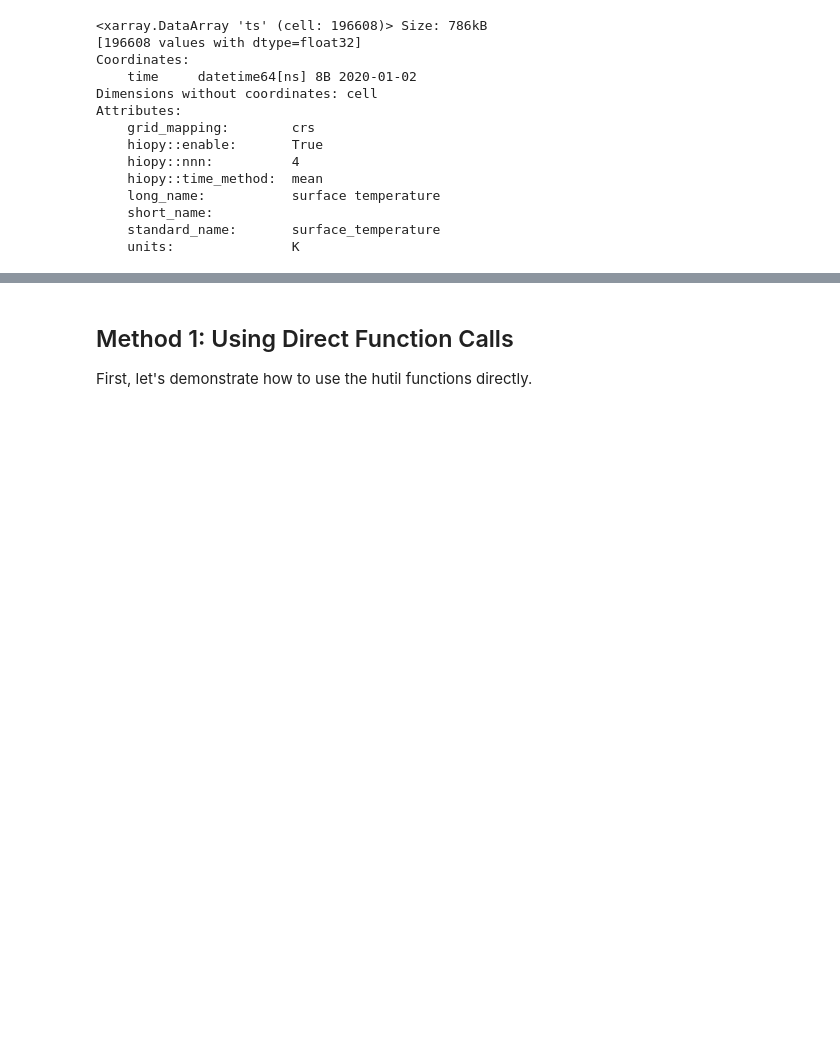
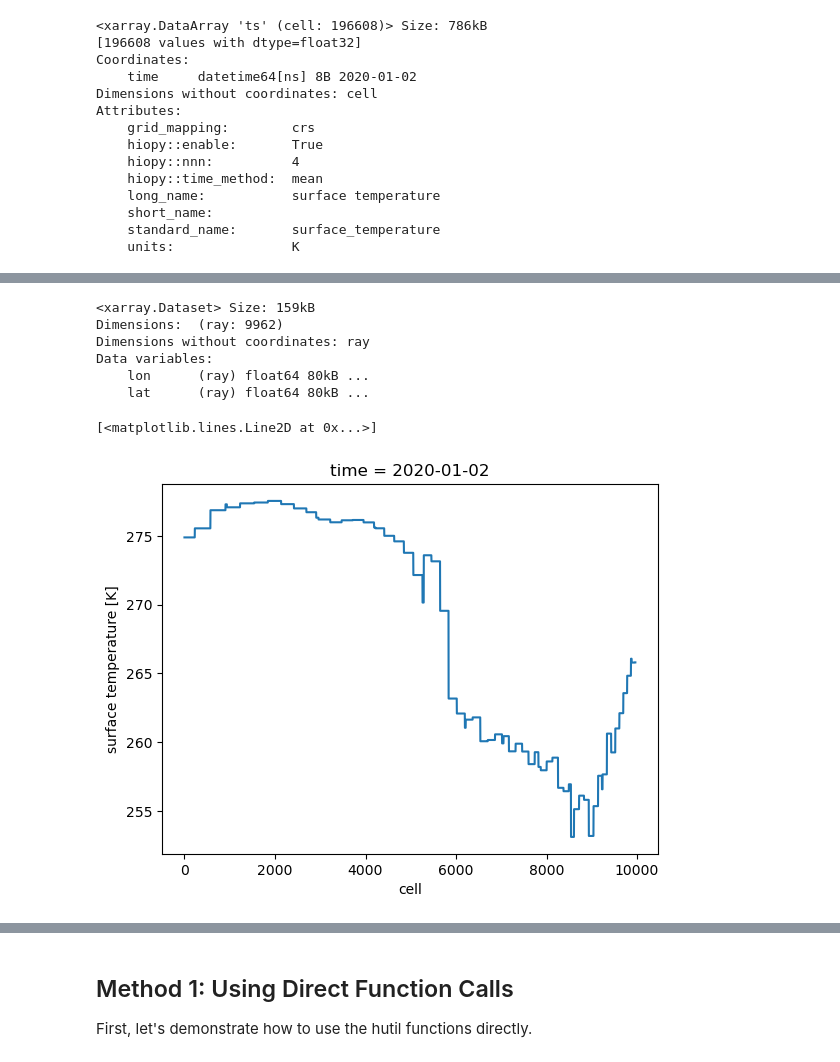
Before and after one commit to suvarchal/hutil, a Jupyter notebook: examples/notebooks/catalog_example.ipynb, the cells around one changed output, grey strips where cells are left out. Cells and saved outputs as stored; diff of their text form; code cells hidden in the pictures; blank space fills up the shorter version.

```diff
--- a/examples/notebooks/catalog_example.ipynb
+++ b/examples/notebooks/catalog_example.ipynb
@@ -138,0 +166,18 @@ Attributes:
+# %%
+sat_trac= xr.open_dataset("/home/suvarchal/Downloads/EC_CPR_orbit/ECA_J_CPR_NOM_1BS_20240617T2053_20240617T2105_00311B_vAb_location.nc")
+# %%
+sat_trac
+# %% [output]
+<xarray.Dataset> Size: 159kB
+Dimensions:  (ray: 9962)
+Dimensions without coordinates: ray
+Data variables:
+    lon      (ray) float64 80kB ...
+    lat      (ray) float64 80kB ...
+# %%
+latlon=[(lon,lat) for lon,lat in zip(sat_trac.lon.values,sat_trac.lat.values)]
+# %%
+da.hutil.select_at_points(latlon).plot()
+# %% [output]
+[<matplotlib.lines.Line2D at 0x...>]
+[figure, added]
```
Also changed, not shown: parts of 2 cells of this notebook.
